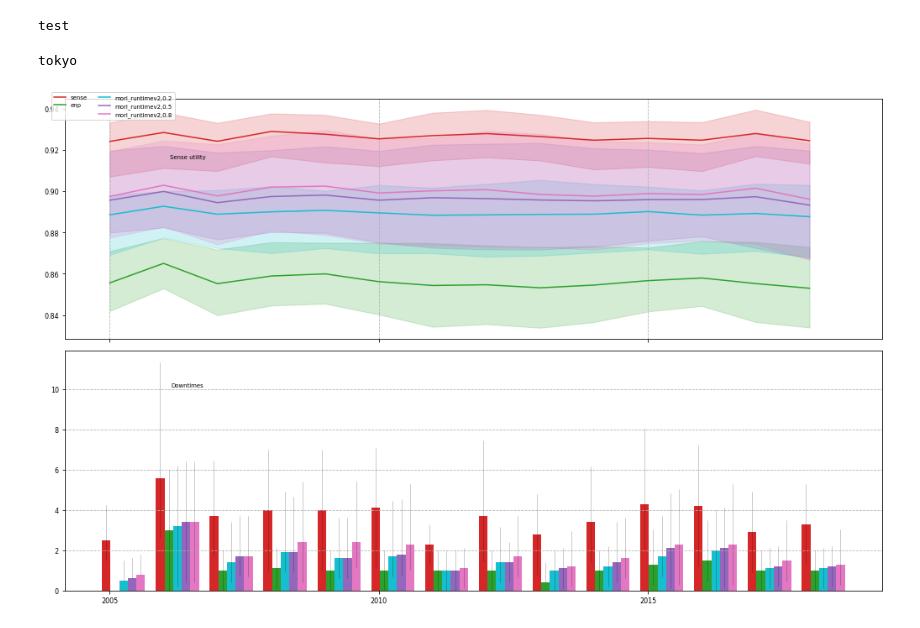
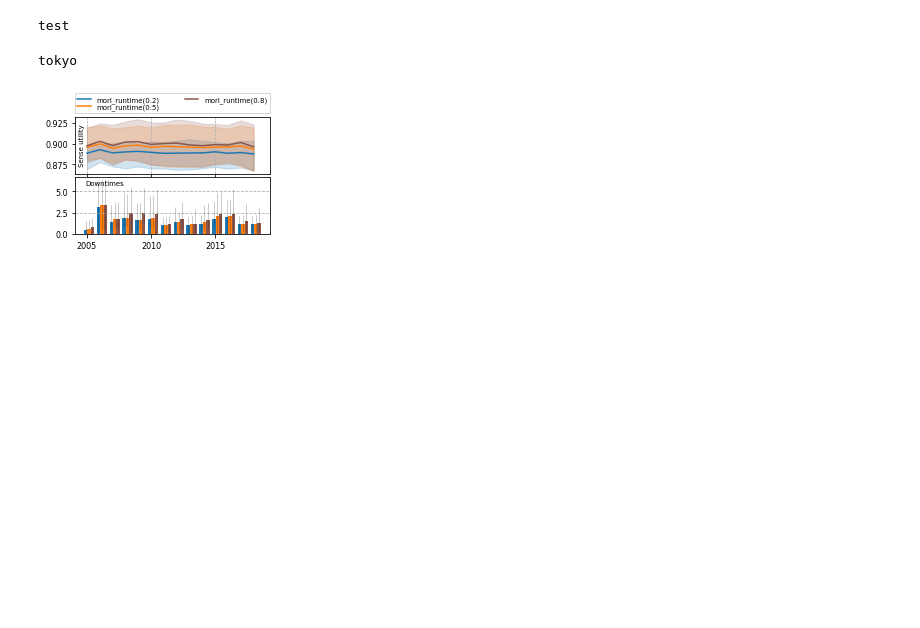
Before and after one commit to shaswot/eno_morl, a Jupyter notebook: base-runtime_morlv2.ipynb, the cells around one changed output. Drawn from its saved outputs; the diff is of its cells as text; code cells hidden in the pictures; blank space fills up the shorter version.

Commit message:
new plots

```diff
--- a/base-runtime_morlv2.ipynb
+++ b/base-runtime_morlv2.ipynb
@@ -22,8 +22,8 @@ with open(file) as f:
 # %%
 # Define list of experiments to analyze for given seed
 experiment_list=[
-    'csense_t24_random-base_g0.997-n0.7',
-    'cenp_t24_random-base_g0.997-n0.7',
+#     'csense_t24_random-base_g0.997-n0.7',
+#     'cenp_t24_random-base_g0.997-n0.7',
     'cenp_t24_random-morl_runtimev2_g0.997-n0.7-p0.2',
     'cenp_t24_random-morl_runtimev2_g0.997-n0.7-p0.5',
     'cenp_t24_random-morl_runtimev2_g0.997-n0.7-p0.8',
@@ -33,16 +33,16 @@ experiment_list=[
 # %%
 experiment_label = {'csense_t24_random-base_g0.997-n0.7':'sense',
                     'cenp_t24_random-base_g0.997-n0.7':'enp',
-                    'cenp_t24_random-morl_runtimev2_g0.997-n0.7-p0.2':'morl_runtimev2,0.2',
-                    'cenp_t24_random-morl_runtimev2_g0.997-n0.7-p0.5':'morl_runtimev2,0.5',
-                    'cenp_t24_random-morl_runtimev2_g0.997-n0.7-p0.8':'morl_runtimev2,0.8',
+                    'cenp_t24_random-morl_runtimev2_g0.997-n0.7-p0.2':'morl_runtime(0.2)',
+                    'cenp_t24_random-morl_runtimev2_g0.997-n0.7-p0.5':'morl_runtime(0.5)',
+                    'cenp_t24_random-morl_runtimev2_g0.997-n0.7-p0.8':'morl_runtime(0.8)',
 
                    }
 experiment_color = {'csense_t24_random-base_g0.997-n0.7':'tab:red',
                     'cenp_t24_random-base_g0.997-n0.7':'tab:green',
-                    'cenp_t24_random-morl_runtimev2_g0.997-n0.7-p0.2':'tab:cyan',
-                    'cenp_t24_random-morl_runtimev2_g0.997-n0.7-p0.5':'tab:purple',
-                    'cenp_t24_random-morl_runtimev2_g0.997-n0.7-p0.8':'tab:pink',
+                    'cenp_t24_random-morl_runtimev2_g0.997-n0.7-p0.2':'tab:blue',
+                    'cenp_t24_random-morl_runtimev2_g0.997-n0.7-p0.5':'tab:orange',
+                    'cenp_t24_random-morl_runtimev2_g0.997-n0.7-p0.8':'tab:brown',
                    }
 # %%
 # Set mode to train or test
@@ -139,7 +139,7 @@ test
 single_column_figure_width = 3.487
 double_column_figure_width = 7
 
-fig_width = single_column_figure_width*5
+fig_width = single_column_figure_width
 fig_height = fig_width / 1.618
 
 fig, axs = plt.subplots(nrows=2,
@@ -176,51 +176,53 @@ for experiment in experiment_list:
     sense_reward_ax.plot(year_list, avg_data,
                          color=experiment_color[experiment],
                          label=experiment_label[experiment])
-    # to group morl experiments together in the legend
-    if experiment == experiment_list[1]:
-        sense_reward_ax.plot(2010,0.9,color="w", label=" ")
+#     # to group morl experiments together in the legend
+#     if experiment == experiment_list[1]:
+#         sense_reward_ax.plot(2010,0.9,color="w", label=" ")
 
 
-sense_reward_ax.text(0.15,0.75, 'Sense utility',
-         size='x-small', ha="center",
-         transform=sense_reward_ax.transAxes)
+sense_reward_ax.text(0.035,0.5, 'Sense utility',
+         size='x-small', ha='center', va='center',
+        rotation='vertical',  transform=sense_reward_ax.transAxes)
 # sense_reward_ax.set_title('sense utility')
 # sense_reward_ax.set_ylabel('sense utility')
 sense_reward_ax.legend(loc="lower left",
                        ncol=2,
                        fontsize='x-small',
-                       bbox_to_anchor=(-0.02,0.9,1,1))
+                       bbox_to_anchor=(-0.02,1.0,1.04,1),
+                        mode="expand",
+                       labelspacing=0.1,)
 sense_reward_ax.grid(which='major', axis='x', linestyle='--')
 
 # Downtimes
 for experiment in experiment_list:
     min_data = [results[experiment]["minimum"][location][year]['downtimes'] for year in year_list]
     qt1_data = [results[experiment]["first_q"][location][year]['downtimes'] for year in year_list]
     avg_data = [results[experiment]["average"][location][year]['downtimes'] for year in year_list]
     qt3_data = [results[experiment]["third_q"][location][year]['downtimes'] for year in year_list]
     max_data = [results[experiment]["maximum"][location][year]['downtimes'] for year in year_list]
 
     width = 0.8/len(experiment_list)  # the width of the bars
     xroot = np.array(year_list) # label locations
     xoffset = -0.8/2 + experiment_list.index(experiment)
     downtimes_ax.bar(xroot+xoffset*width, avg_data,width, yerr = [qt1_data,qt3_data],
                      color=experiment_color[experiment],
                      label=experiment_label[experiment],
                      error_kw=dict(ecolor='black', lw=1, capsize=0.5, capthick=width*0.5, alpha=0.2))
 
 downtimes_ax.set_xticks(year_list[::5])
 downtimes_ax.set_xticklabels(year_list[::5], rotation=0)
 
 downtimes_ax.text(0.15,0.85, 'Downtimes',
                  size='x-small', ha="center",
                  transform=downtimes_ax.transAxes)
 # downtimes_ax.set_title('downtimes')
 # downtimes_ax.set_ylabel('downtimes')
 # downtimes_ax.legend(loc="lower left",
 #                    ncol=1,
 #                    bbox_to_anchor=(0,0.8,1,1))
 downtimes_ax.grid(which='major', axis='y', linestyle='--')
 fig.savefig('./figures/runtime_morl-test.png', dpi=300, bbox_inches='tight', transparent=True)
 # %% [output]
 tokyo
-[figure, old version]
+[figure, new version]
```
Also changed, not shown: 11 other files.
